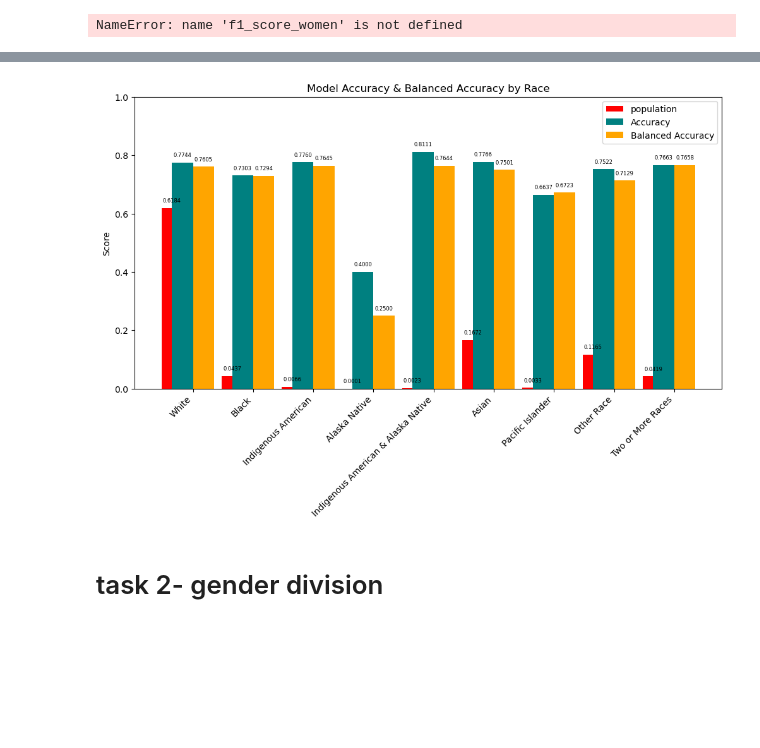
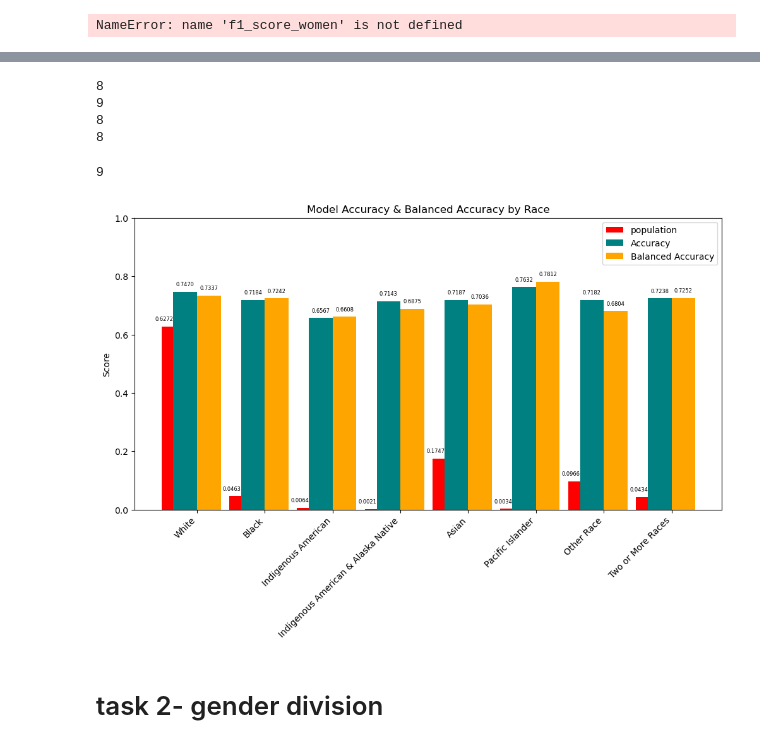
Before and after one commit to AlteaF/Algorithmic_Fairness_2025, a Jupyter notebook: ass2/afae25-assignment-02-template.ipynb, the cells around one changed output, grey strips where cells are left out. Drawn from its saved outputs; the diff is of its cells as text; code cells hidden in the pictures; blank space fills up the shorter version.

```diff
--- a/ass2/afae25-assignment-02-template.ipynb
+++ b/ass2/afae25-assignment-02-template.ipynb
@@ -342,6 +353,6 @@ kf = KFold(n_splits=5)
 
 
 logistic_model = LogisticRegression(max_iter=5000, penalty="l2", C=0.8497534359086438, tol=1e-4, solver="saga")
-logistic_model.fit(X_train, y_train)
+logistic_model.fit(X_train_small, y_train_small)
 # %% [output]
 LogisticRegression(C=0.8497534359086438, max_iter=5000, solver='saga')
@@ -352,9 +359,9 @@ numpy.ndarray
 # %%
-log_y_pred = logistic_model.predict(X_test)
-accuracy = accuracy_score(y_test, log_y_pred)
+log_y_pred = logistic_model.predict(X_test_small)
+accuracy = accuracy_score(y_test_small, log_y_pred)
 accuracy
-f1_score = f1_score(y_test, log_y_pred)
-balanced_accuracy = balanced_accuracy_score(y_test, log_y_pred)
+f1_score = f1_score(y_test_small, log_y_pred)
+balanced_accuracy = balanced_accuracy_score(y_test_small, log_y_pred)
 # %%
 print(accuracy)
 print(f1_score)
@@ -442,14 +450,14 @@ plt.show()
 NameError: name 'f1_score_women' is not defined
 # %%
 # Step 2: Identify race columns
-race_columns = [col for col in X_test.columns if col.startswith("RAC1P_")]
+race_columns = [col for col in X_test_small.columns if col.startswith("RAC1P_")]
 
 race_accuracies = {}
 race_balanced_accuracies = {}
 # calculate accuracy for each race group, plus all them being 0 = white
-race1_mask = (X_test[race_columns].sum(axis=1) == 0)  # Rows where all race columns are 0
+race1_mask = (X_test_small[race_columns].sum(axis=1) == 0)  # Rows where all race columns are 0
 if race1_mask.sum() > 0:  # Check if there are any such samples
-    y_true_other = y_test[race1_mask]
+    y_true_other = y_test_small[race1_mask]
     y_pred_other = log_y_pred[race1_mask]
     accuracy_other = accuracy_score(y_true_other, y_pred_other)
     #f1_score_other = f1_score(y_true_other, y_pred_other)
@@ -458,9 +466,9 @@ if race1_mask.sum() > 0:  # Check if there are any such samples
     race_balanced_accuracies["RAC1P_1"] = balanced_accuracy_other
 
 for race_col in race_columns:
-    race_mask = (X_test[race_col] == 1)  # Select people belonging to this race
+    race_mask = (X_test_small[race_col] == 1)  # Select people belonging to this race
     if race_mask.sum() > 0:  # Avoid division by zero
-        y_true_race = y_test[race_mask]
+        y_true_race = y_test_small[race_mask]
         y_pred_race = log_y_pred[race_mask]
         accuracy = accuracy_score(y_true_race, y_pred_race)
         #f1_score_other = f1_score(y_true_race, y_pred_race)
@@ -567,0 +574,10 @@ pop_sorted
+# %%
+print(len(race_names))  # Should match the other three lists
+print(len(population_values))
+print(len(race_accuracies_values))
+print(len(race_balanced_accuracies_values))
+# %% [output]
+8
+9
+8
+8
@@ -568,56 +613,33 @@ pop_sorted
+# %%
+print(len(population_values))  # Should be 9 based on the error message
+# %% [output]
+9
 # %%
-import numpy as np
-import matplotlib.pyplot as plt
-
-# Mapping from RAC1P_# to race names
-race_mapping = {
-    1: "White",
-    2: "Black",
-    3: "Indigenous American",
-    4: "Alaska Native",
-    5: "Indigenous American & Alaska Native",
-    6: "Asian",
-    7: "Pacific Islander",
-    8: "Other Race",
-    9: "Two or More Races"
-}
-
-# Extract numeric values from column names (RAC1P_# → #)
-race_codes = [int(col.split('_')[1]) for col in race_accuracies.keys()]
-
-# Map numeric values to race names
-race_names = [race_mapping.get(code, f"Race {code}") for code in race_codes]
-race_accuracies_values = list(race_accuracies.values())
-race_balanced_accuracies_values = list(race_balanced_accuracies.values())
-population_values = list(pop_sorted.values())
-# Set positions for bars
-x = np.arange(len(race_names))  # The label locations
-width = 0.35  # Width of the bars
 
 # Create the bar plot
 plt.figure(figsize=(12, 6))
 bars0 = plt.bar(x- width, population_values, width, label= "population", color="red")
 bars1 = plt.bar(x - width/2, race_accuracies_values, width, label="Accuracy", color='teal')
 bars2 = plt.bar(x + width/2, race_balanced_accuracies_values, width, label="Balanced Accuracy", color='orange')
 
 # Labeling
 plt.ylim(0, 1)
 plt.ylabel("Score")
 plt.title("Model Accuracy & Balanced Accuracy by Race")
 plt.xticks(x, race_names, rotation=45, ha="right")
 plt.legend()
 
 # Display values on bars
 for bar in bars0:
-    plt.text(bar.get_x() + bar.get_width()/2, bar.get_height() + 0.02, f"{bar.get_height():.4f}", ha='center', fontsize=6)
+    plt.text(bar.get_x() + bar.get_width()/2, bar.get_height() + 0.02, f"{bar.get_height():.4f}", ha='right', fontsize=6)
 for bar in bars1:
     plt.text(bar.get_x() + bar.get_width()/2, bar.get_height() + 0.02, f"{bar.get_height():.4f}", ha='center', fontsize=6)
 for bar in bars2:
     plt.text(bar.get_x() + bar.get_width()/2, bar.get_height() + 0.02, f"{bar.get_height():.4f}", ha='center', fontsize=6)
 
 plt.show()
 # %% [output]
-[figure, old version]
+[figure, new version]
 # %% [markdown]
 # task 2- gender division
 # %%
```
Also changed, not shown: parts of 20 cells of this notebook.
